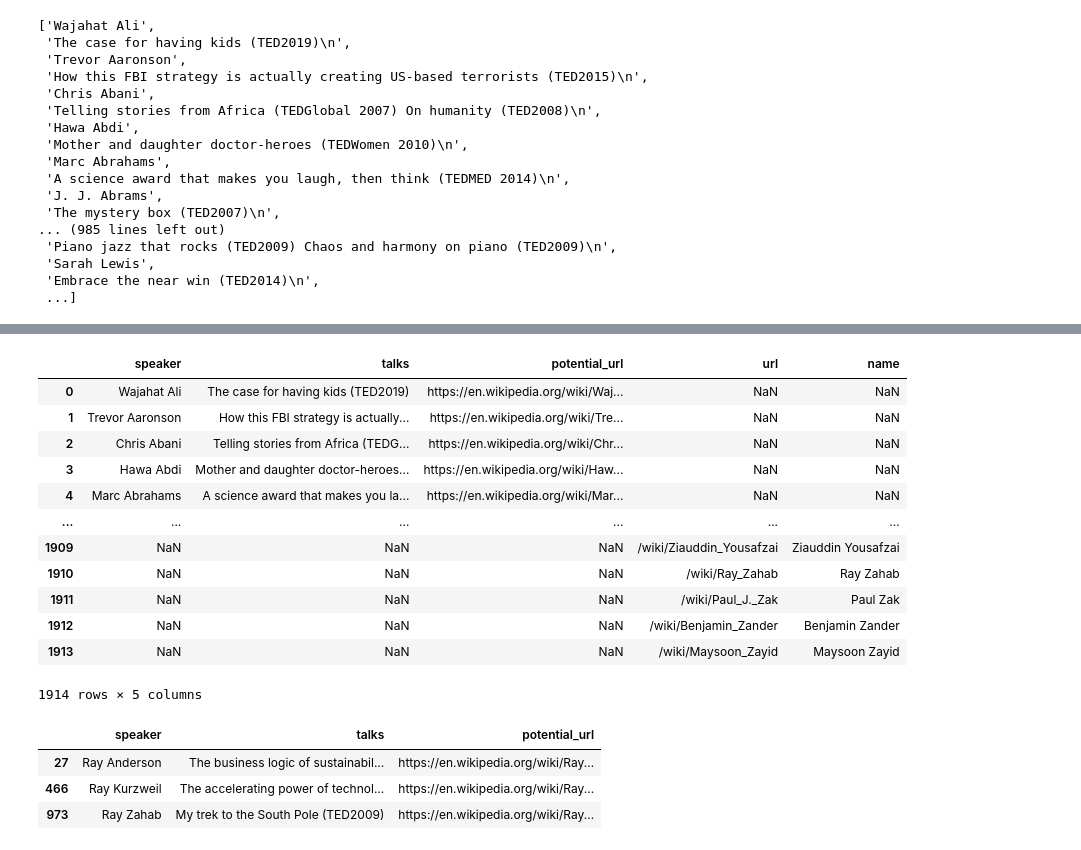
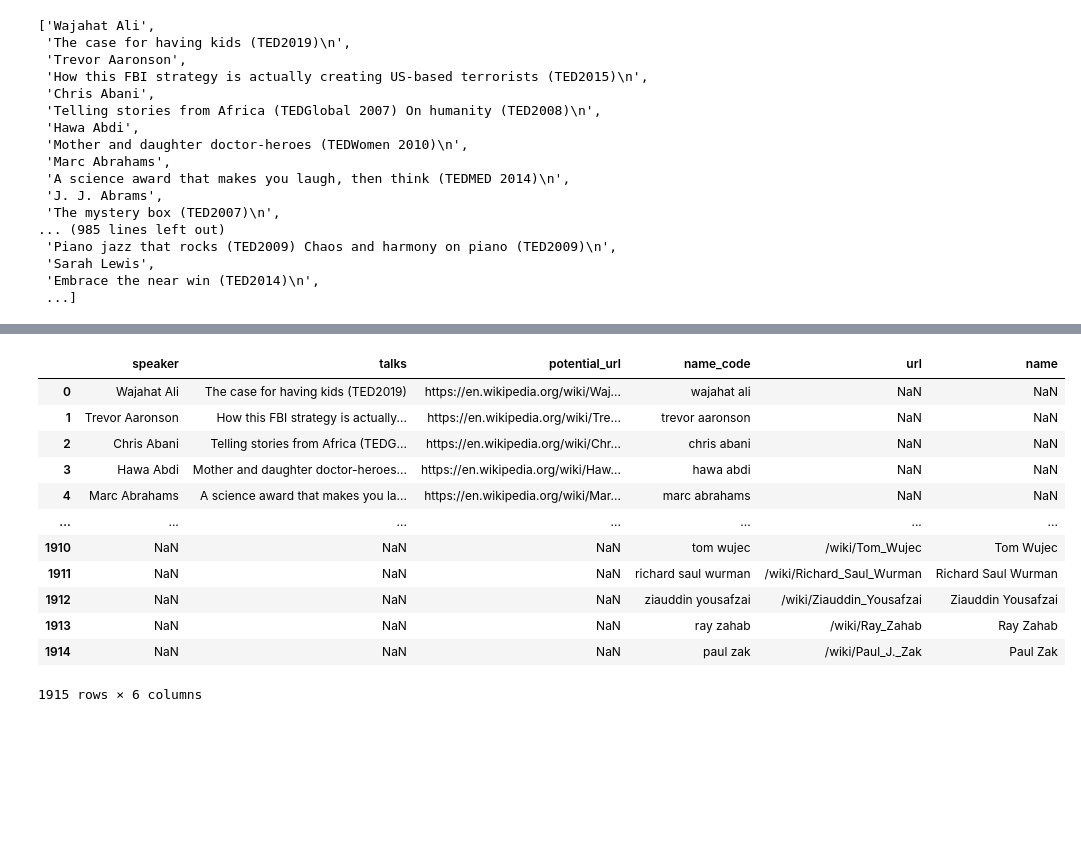
Before and after one commit to aaas24/code_library, a Jupyter notebook: ted_talks/4_enhance_authors/Authors.ipynb, the cells around one changed output, grey strips where cells are left out. Drawn from its saved outputs; the diff is of its cells as text; code cells hidden in the pictures; blank space fills up the shorter version.

```diff
--- a/ted_talks/4_enhance_authors/Authors.ipynb
+++ b/ted_talks/4_enhance_authors/Authors.ipynb
@@ -234 +240,19 @@ print(df_names)
+# %%
+#combine both dataframes
+df_authors=pd.merge(df, df_names,  on='name_code',how='outer')
+df_authors
+# %% [output]
+|  | speaker | talks | potential_url | name_code | url | name |
+| 0 | Wajahat Ali | The case for having kids (TED2019) | https://en.wikipedia.org/wiki/Waj... | wajahat ali | NaN | NaN |
+| 1 | Trevor Aaronson | How this FBI strategy is actually... | https://en.wikipedia.org/wiki/Tre... | trevor aaronson | NaN | NaN |
+| 2 | Chris Abani | Telling stories from Africa (TEDG... | https://en.wikipedia.org/wiki/Chr... | chris abani | NaN | NaN |
+| 3 | Hawa Abdi | Mother and daughter doctor-heroes... | https://en.wikipedia.org/wiki/Haw... | hawa abdi | NaN | NaN |
+| 4 | Marc Abrahams | A science award that makes you la... | https://en.wikipedia.org/wiki/Mar... | marc abrahams | NaN | NaN |
+| ... | ... | ... | ... | ... | ... | ... |
+| 1910 | NaN | NaN | NaN | tom wujec | /wiki/Tom_Wujec | Tom Wujec |
+| 1911 | NaN | NaN | NaN | richard saul wurman | /wiki/Richard_Saul_Wurman | Richard Saul Wurman |
+| 1912 | NaN | NaN | NaN | ziauddin yousafzai | /wiki/Ziauddin_Yousafzai | Ziauddin Yousafzai |
+| 1913 | NaN | NaN | NaN | ray zahab | /wiki/Ray_Zahab | Ray Zahab |
+| 1914 | NaN | NaN | NaN | paul zak | /wiki/Paul_J._Zak | Paul Zak |
+1915 rows × 6 columns
 # %%
@@ -236,26 +259,0 @@ print(df_names)
-# %%
-#combine both dataframes
-df_authors=pd.merge(df, df_names, how='outer', left_on='speaker', right_on='name')
-df_authors
-# %% [output]
-|  | speaker | talks | potential_url | url | name |
-| 0 | Wajahat Ali | The case for having kids (TED2019) | https://en.wikipedia.org/wiki/Waj... | NaN | NaN |
-| 1 | Trevor Aaronson | How this FBI strategy is actually... | https://en.wikipedia.org/wiki/Tre... | NaN | NaN |
-| 2 | Chris Abani | Telling stories from Africa (TEDG... | https://en.wikipedia.org/wiki/Chr... | NaN | NaN |
-| 3 | Hawa Abdi | Mother and daughter doctor-heroes... | https://en.wikipedia.org/wiki/Haw... | NaN | NaN |
-| 4 | Marc Abrahams | A science award that makes you la... | https://en.wikipedia.org/wiki/Mar... | NaN | NaN |
-| ... | ... | ... | ... | ... | ... |
-| 1909 | NaN | NaN | NaN | /wiki/Ziauddin_Yousafzai | Ziauddin Yousafzai |
-| 1910 | NaN | NaN | NaN | /wiki/Ray_Zahab | Ray Zahab |
-| 1911 | NaN | NaN | NaN | /wiki/Paul_J._Zak | Paul Zak |
-| 1912 | NaN | NaN | NaN | /wiki/Benjamin_Zander | Benjamin Zander |
-| 1913 | NaN | NaN | NaN | /wiki/Maysoon_Zayid | Maysoon Zayid |
-1914 rows × 5 columns
-# %%
-df_query=df.query('speaker.str.contains("Ray")', engine='python')
-df_query
-# %% [output]
-|  | speaker | talks | potential_url |
-| 27 | Ray Anderson | The business logic of sustainabil... | https://en.wikipedia.org/wiki/Ray... |
-| 466 | Ray Kurzweil | The accelerating power of technol... | https://en.wikipedia.org/wiki/Ray... |
-| 973 | Ray Zahab | My trek to the South Pole (TED2009) | https://en.wikipedia.org/wiki/Ray... |
```
Also changed, not shown: parts of 17 cells of this notebook, 3 other files.
